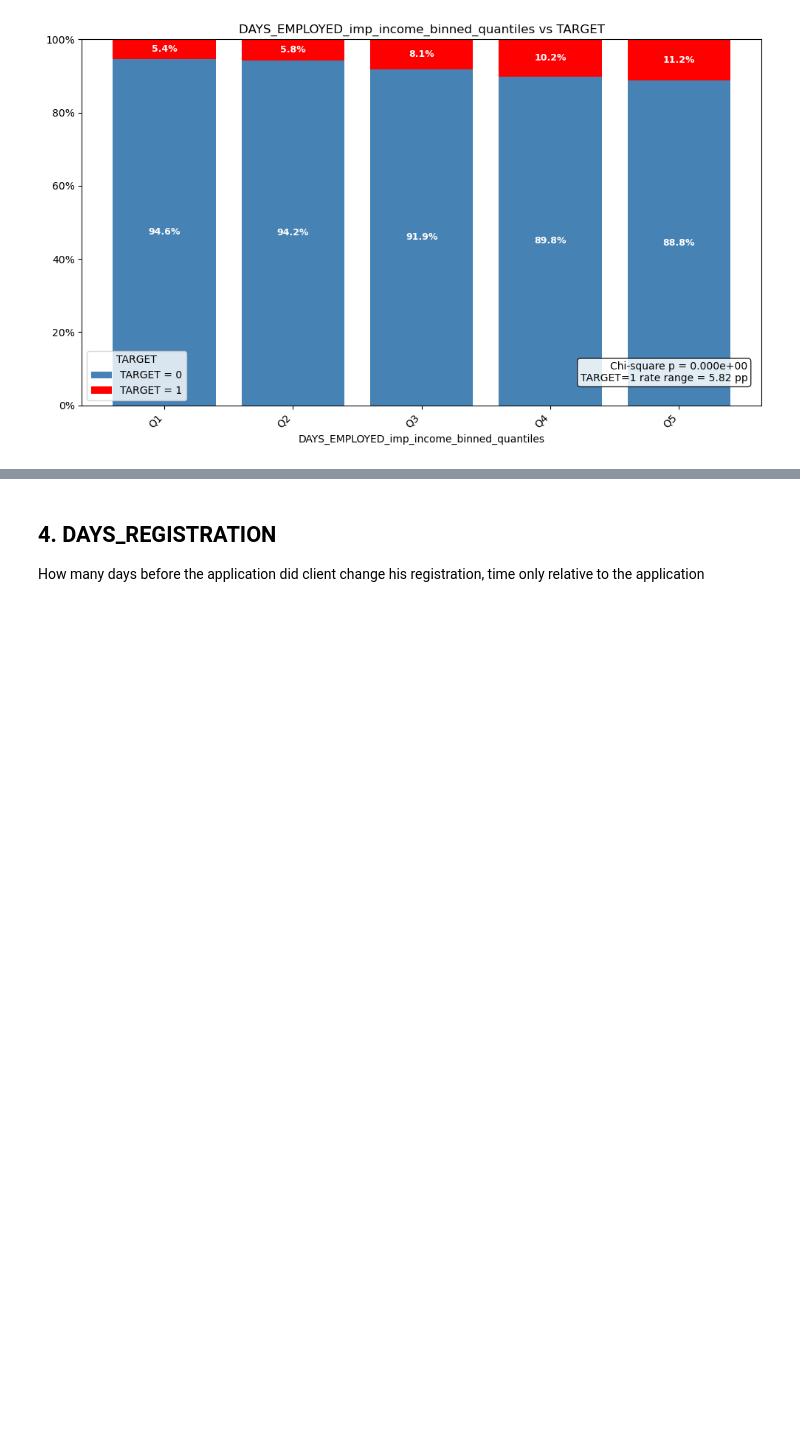
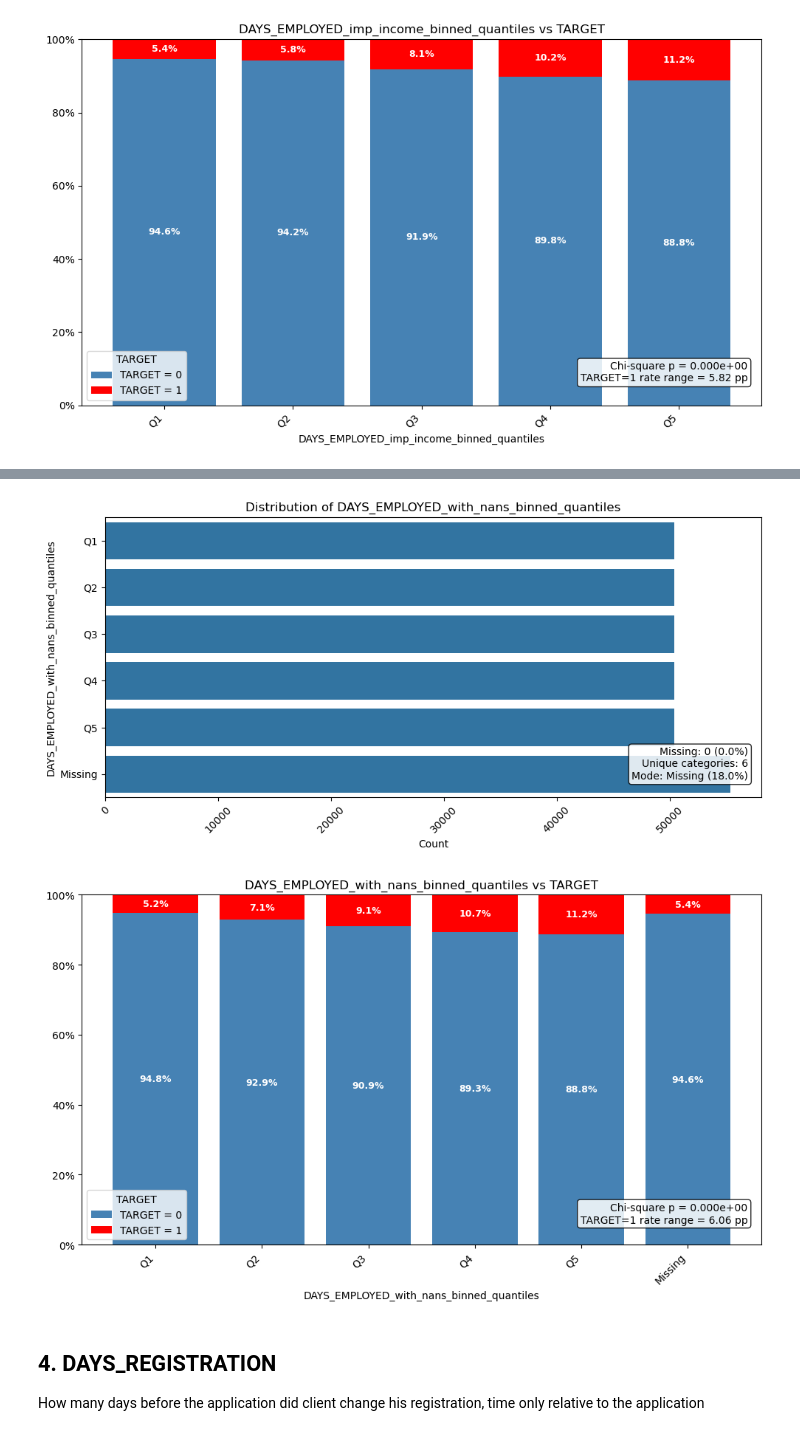
Before and after one commit to alek-ds/home-credit-default-risk-ak, a Jupyter notebook: notebooks/app_univariate_bivariate_app_process.ipynb, the cells around one changed output, grey strips where cells are left out. Saved outputs shown, nothing was run; the diff lists cells and outputs as text; code cells hidden in the pictures; blank space fills up the shorter version.

```diff
--- a/notebooks/app_univariate_bivariate_app_process.ipynb
+++ b/notebooks/app_univariate_bivariate_app_process.ipynb
@@ -339,3 +339,12 @@ plot_categorical_vs_binary(df=binned_df, cat_var='DAYS_EMPLOYED_imp_income_binne
 # %% [output]
 [figure]
 [figure]
+# %%
+app_df['DAYS_EMPLOYED_with_nans'] = np.where(
+    app_df['DAYS_EMPLOYED'] > 0,
+    np.nan,
+    app_df['DAYS_EMPLOYED']
+)
+
+print(app_df['DAYS_EMPLOYED_with_nans'].isna().sum())
+print(app_df['DAYS_EMPLOYED_with_nans'].describe())
@@ -341,0 +362,13 @@ plot_categorical_vs_binary(df=binned_df, cat_var='DAYS_EMPLOYED_imp_income_binne
+# %%
+binned_df, days_employed_nan_summary = bin_quantitative_var(
+    df = app_df,
+    quant_var='DAYS_EMPLOYED_with_nans',
+    quantiles_bins=True,
+    target_var='TARGET',
+    missing_as_category=True,
+    return_binned_quantiles=False,
+    return_summary=True,
+    return_df=True
+)
+
+days_employed_nan_summary
@@ -342,3 +383,9 @@ plot_categorical_vs_binary(df=binned_df, cat_var='DAYS_EMPLOYED_imp_income_binne
+# %%
+plot_categorical_distribution(df=binned_df, cat_var='DAYS_EMPLOYED_with_nans_binned_quantiles', respect_category_order=True)
+plot_categorical_vs_binary(df=binned_df, cat_var='DAYS_EMPLOYED_with_nans_binned_quantiles', target_var='TARGET', respect_category_order=True)
+# %% [output]
+[figure, added]
+[figure, added]
 # %% [markdown]
 ## 4. DAYS_REGISTRATION
 How many days before the application did client change his registration, time only relative to the application
```
Also changed, not shown: parts of 3 cells of this notebook.
